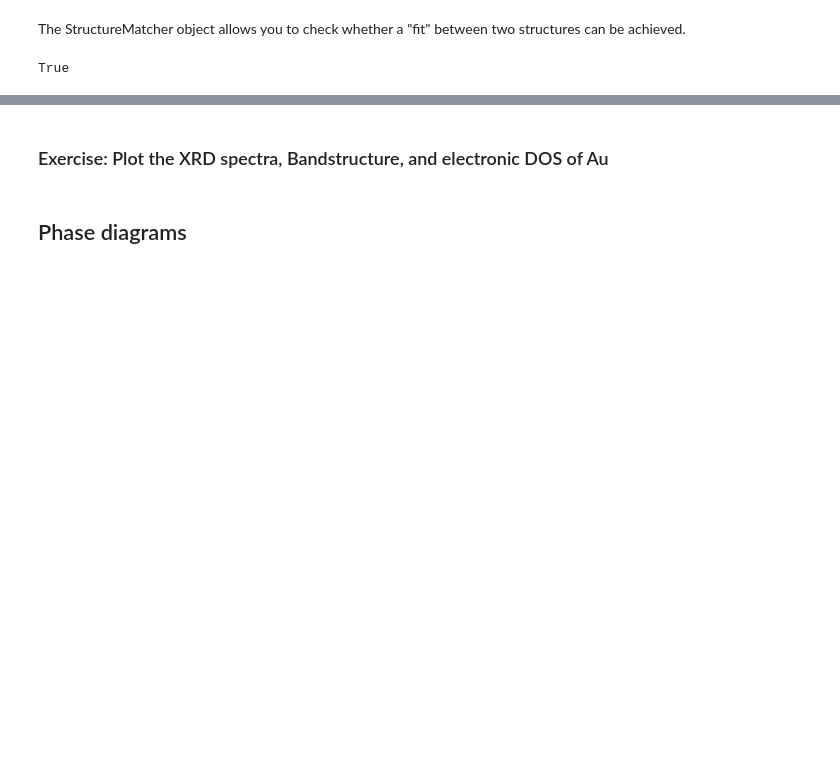
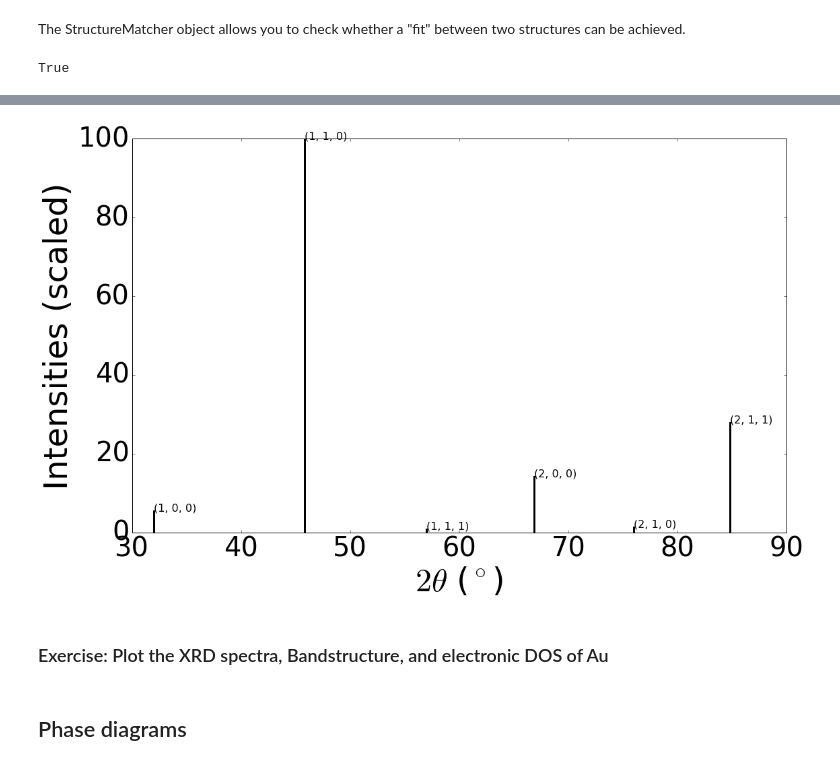
Before and after one commit to materialsproject/workshop-2016, a Jupyter notebook: pymatgen_core/pymatgen_core.ipynb, the cells around one changed output, grey strips where cells are left out. Drawn from its saved outputs; the diff is of its cells as text; code cells hidden in the pictures; blank space fills up the shorter version.

```diff
--- a/pymatgen_core/pymatgen_core.ipynb
+++ b/pymatgen_core/pymatgen_core.ipynb
@@ -186,3 +189,13 @@ for structure in structures:
+# %%
+from pymatgen.analysis.diffraction.xrd import XRDCalculator
+
+xrdc = XRDCalculator()
+big_xrd = xrdc.get_xrd_data(big_structure)
+# %%
+%matplotlib inline
+xrdc.show_xrd_plot(nacl)
+# %% [output]
+[figure, added]
 # %% [markdown]
 ### Exercise: Plot the XRD spectra, Bandstructure, and electronic DOS of Au
 # %%
```
Also changed, not shown: parts of 6 cells of this notebook.
